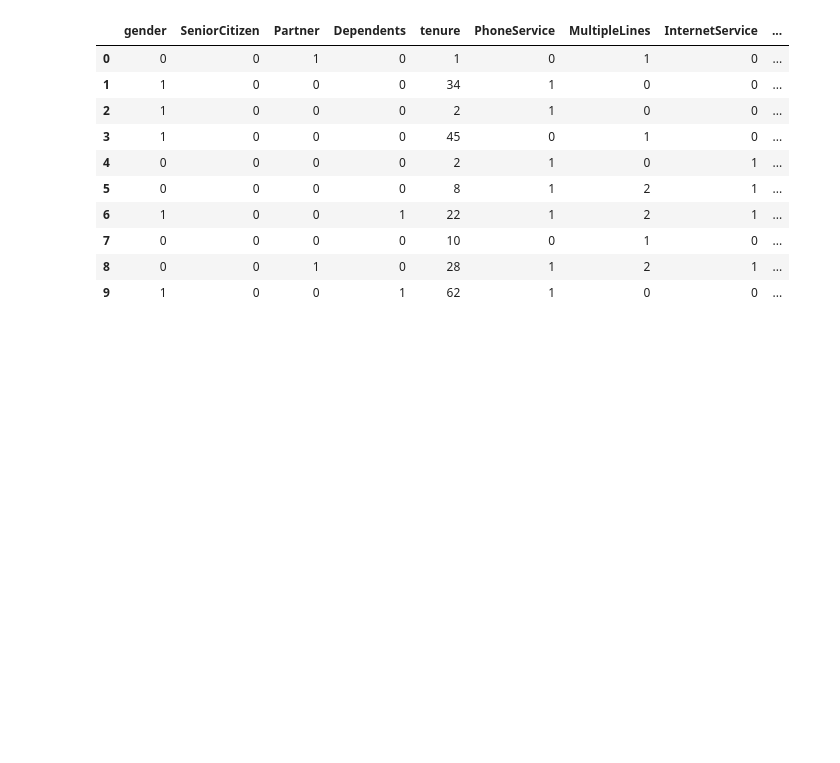
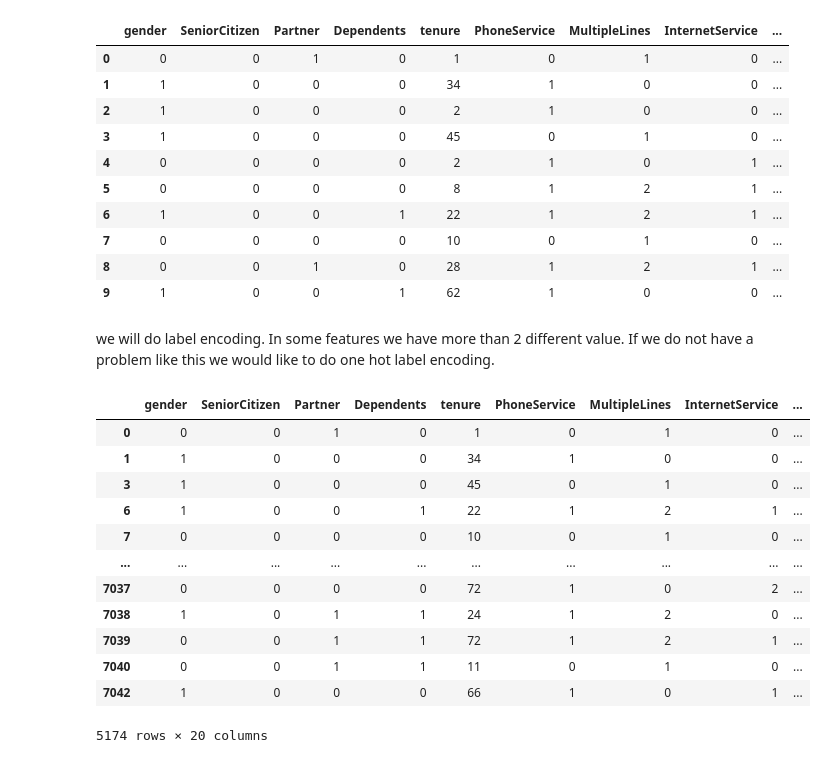
Before and after one commit to goksuturac/AnalysisCustomerLoss, a Jupyter notebook: machine_learning.ipynb, the cells around one changed output. Drawn from its saved outputs; the diff is of its cells as text; code cells hidden in the pictures; blank space fills up the shorter version.

```diff
--- a/machine_learning.ipynb
+++ b/machine_learning.ipynb
@@ -245,3 +245,22 @@ encoded.head(10)
 | 7 | 0 | 0 | 0 | 0 | 10 | 0 | 1 | 0 | ... |
 | 8 | 0 | 0 | 1 | 0 | 28 | 1 | 2 | 1 | ... |
 | 9 | 1 | 0 | 0 | 1 | 62 | 1 | 0 | 0 | ... |
+# %% [markdown]
+we will do label encoding. In some features we have more than 2 different value. If we do not have a problem like this we would like to do one hot label encoding.
+# %%
+ChurnHappend=encoded.loc[encoded['Churn'].abs()>0]
+ChurnHappend
+# %% [output]
+|  | gender | SeniorCitizen | Partner | Dependents | tenure | PhoneService | MultipleLines | InternetService | ... |
+| 0 | 0 | 0 | 1 | 0 | 1 | 0 | 1 | 0 | ... |
+| 1 | 1 | 0 | 0 | 0 | 34 | 1 | 0 | 0 | ... |
+| 3 | 1 | 0 | 0 | 0 | 45 | 0 | 1 | 0 | ... |
+| 6 | 1 | 0 | 0 | 1 | 22 | 1 | 2 | 1 | ... |
+| 7 | 0 | 0 | 0 | 0 | 10 | 0 | 1 | 0 | ... |
+| ... | ... | ... | ... | ... | ... | ... | ... | ... | ... |
+| 7037 | 0 | 0 | 0 | 0 | 72 | 1 | 0 | 2 | ... |
+| 7038 | 1 | 0 | 1 | 1 | 24 | 1 | 2 | 0 | ... |
+| 7039 | 0 | 0 | 1 | 1 | 72 | 1 | 2 | 1 | ... |
+| 7040 | 0 | 0 | 1 | 1 | 11 | 0 | 1 | 0 | ... |
+| 7042 | 1 | 0 | 0 | 0 | 66 | 1 | 0 | 1 | ... |
+5174 rows × 20 columns
```
